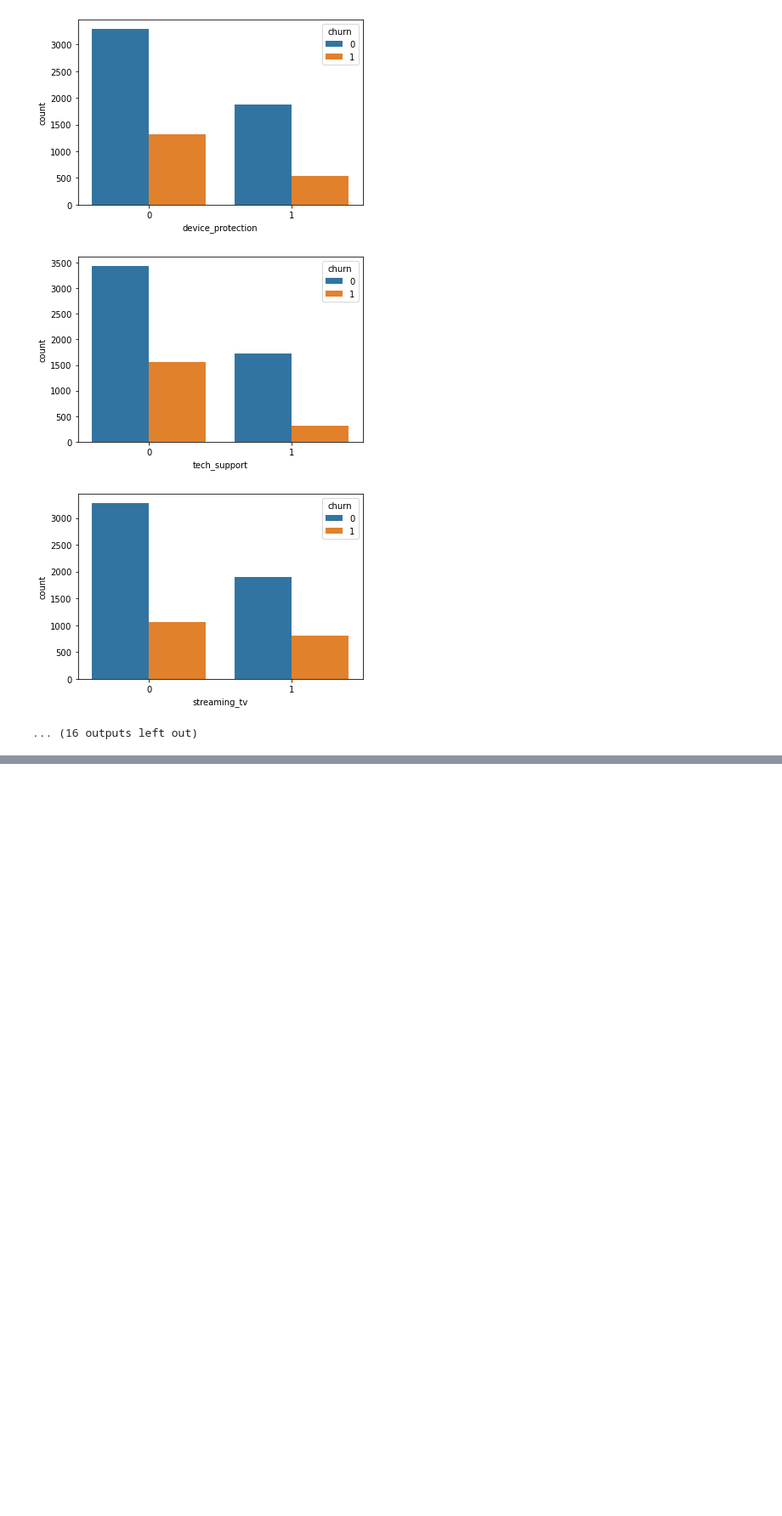
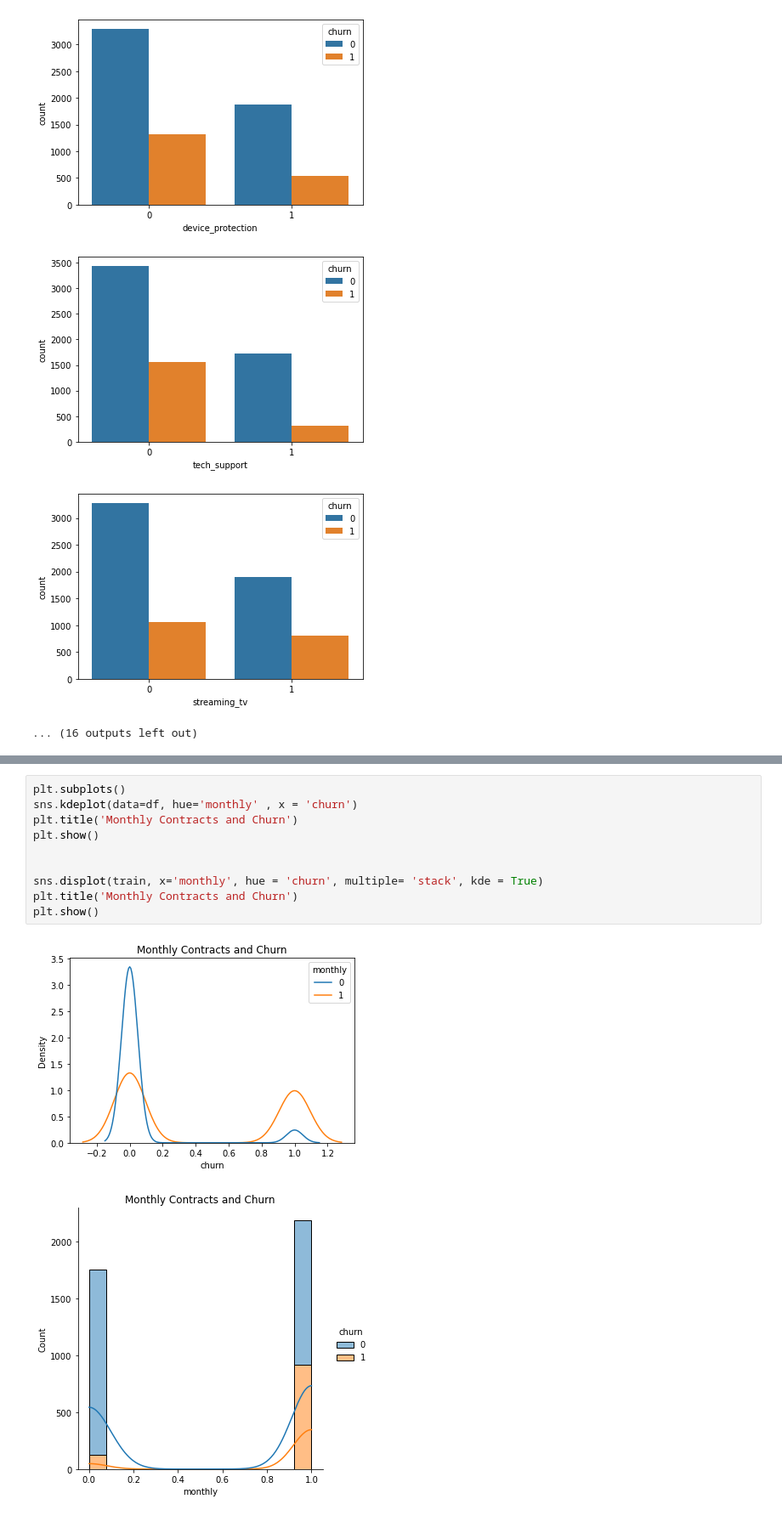
Before and after one commit to chriseverts/Telco_Classification_Project, a Jupyter notebook: Telco Exploration.ipynb, the cells around one changed output, grey strips where cells are left out. Shown: that part at 85% size. Cells and saved outputs as stored; diff of their text form; blank space fills up the shorter version.

```diff
--- a/Telco Exploration.ipynb
+++ b/Telco Exploration.ipynb
@@ -109,0 +185,13 @@ Name: churn, dtype: int64
+# %%
+plt.subplots()
+sns.kdeplot(data=df, hue='monthly' , x = 'churn')
+plt.title('Monthly Contracts and Churn')
+plt.show()
+
+
+sns.displot(train, x='monthly', hue = 'churn', multiple= 'stack', kde = True)
+plt.title('Monthly Contracts and Churn')
+plt.show()
+# %% [output]
+[figure, added]
+[figure, added]
```
Also changed, not shown: parts of 32 cells of this notebook, 3 other files.
